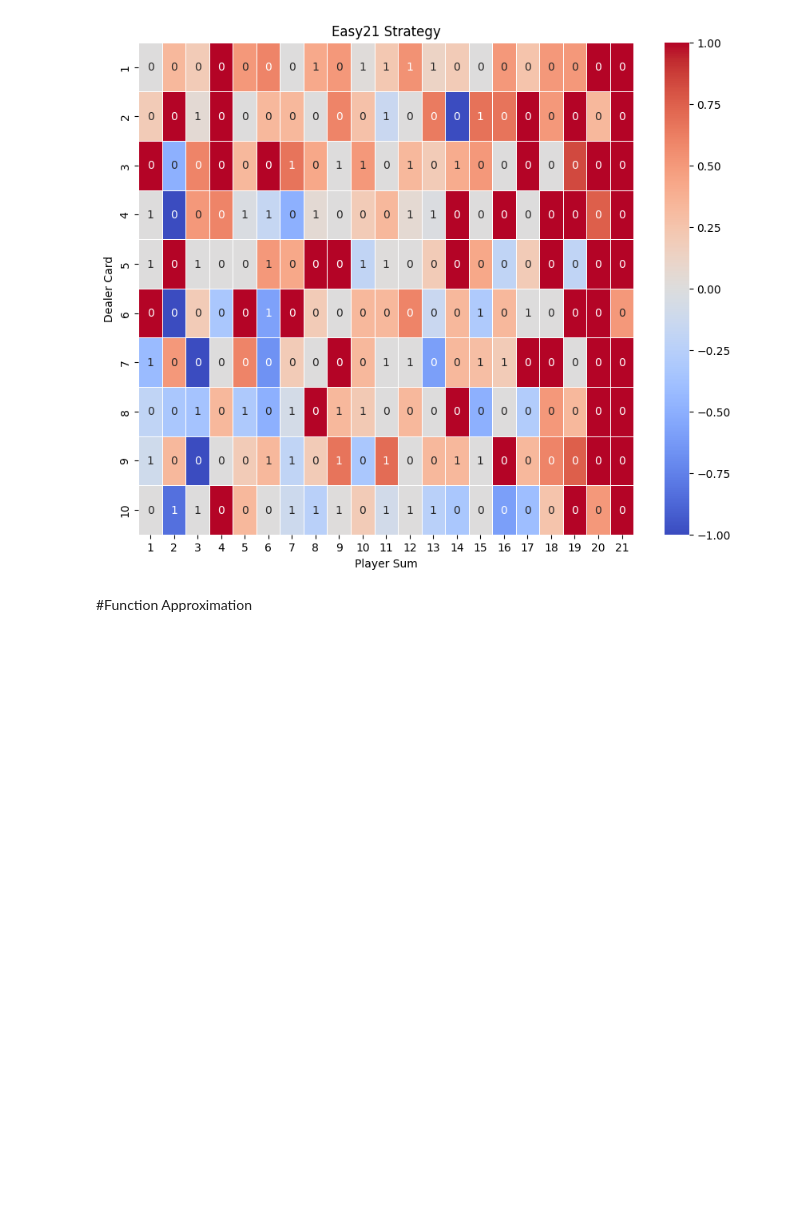
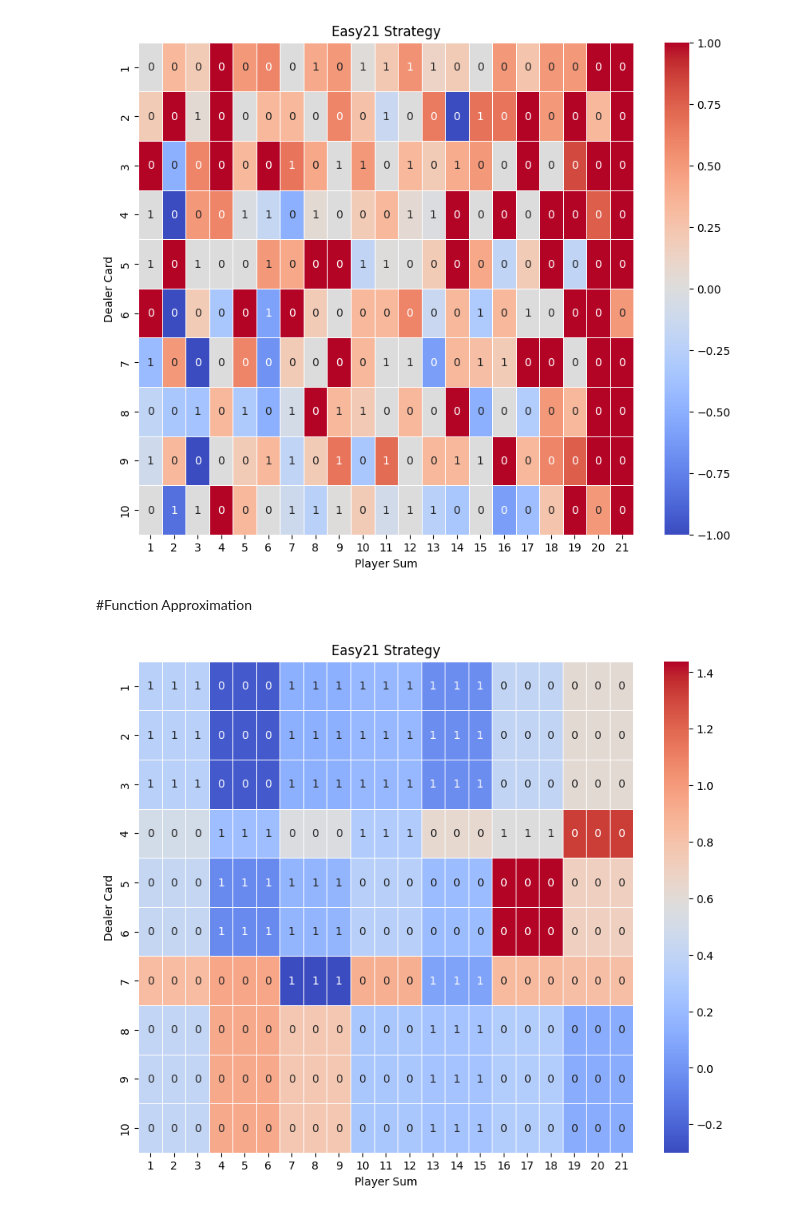
Before and after one commit to JohnYCLam/MachineLearning, a Jupyter notebook: Reinforcement_Learning_Monte_Carlo,_TD_Learning_and_Function_Approximation.ipynb, the cells around one changed output. Drawn from its saved outputs; the diff is of its cells as text; code cells hidden in the pictures; blank space fills up the shorter version.

```diff
--- a/Reinforcement_Learning_Monte_Carlo,_TD_Learning_and_Function_Approximation.ipynb
+++ b/Reinforcement_Learning_Monte_Carlo,_TD_Learning_and_Function_Approximation.ipynb
@@ -251,0 +282,10 @@ plt.show()
+# %%
+def eps_greedy_approx_exploration(theta, state, eps = 0.05, n_0 = 100):
+    #eps = n_0 / (n_0 + n_s)
+    p = np.random.random()
+    if p < eps:
+        next_a = np.random.choice([0, 1])
+    else:
+        Q = [(phi(state, a).T).dot(theta) for a in [0, 1]]
+        next_a = Q.index(max(Q))
+    return next_a
@@ -251,0 +334,33 @@ plt.show()
+# %%
+theta = thetas[5]
+# %%
+optimal_policy = {}
+optimal_Vs = {}
+
+for i in range(1, 11):
+    for j in range(1, 22):
+        Q = [(phi((i, j), a).T).dot(theta) for a in [0, 1]]
+        max_val = max(Q)
+        a = Q.index(max_val)
+        optimal_policy[(i, j)] = a
+        optimal_Vs[(i, j)] = max_val
+# %%
+data = np.zeros((10, 21))
+labels = np.zeros((10, 21))
+for i in range(10):
+    for j in range(21):
+        data[i, j] = optimal_Vs[(i+1, j+1)]
+        labels[i, j] = optimal_policy[(i+1, j+1)]
+
+df = pd.DataFrame(data, columns=[f'{i}' for i in range(1, 22)],
+                  index=[f'{i}' for i in range(1, 11)])
+
+# Step 3: Create the heatmap with custom labels
+plt.figure(figsize=(10, 8))
+ax = sns.heatmap(df, annot=labels.astype('int'), cmap='coolwarm', fmt='', linewidths=.5)
+plt.title('Easy21 Strategy')
+ax.set_xlabel('Player Sum')
+ax.set_ylabel('Dealer Card')
+plt.show()
+# %% [output]
+[figure, added]
```
Also changed, not shown: parts of 2 cells of this notebook.
